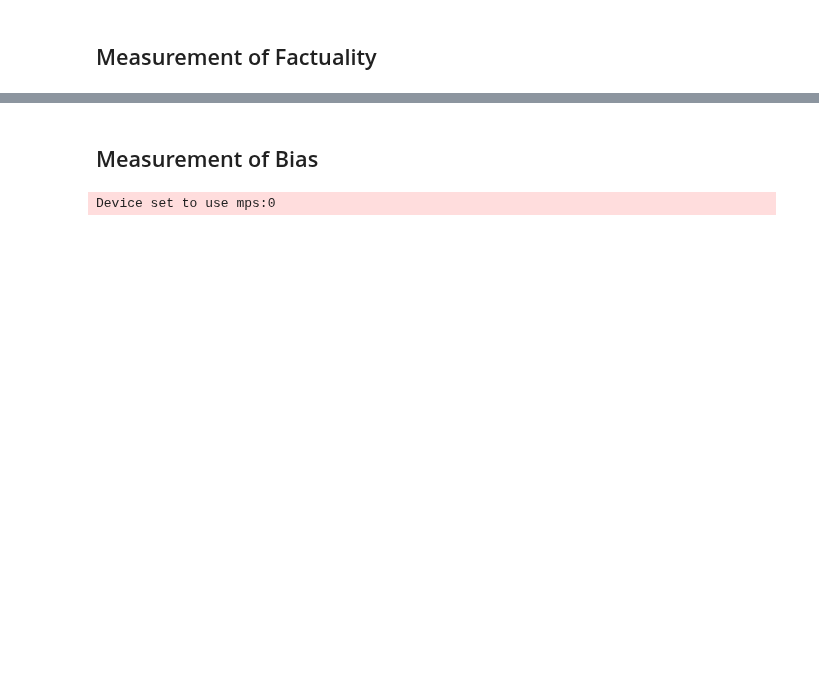
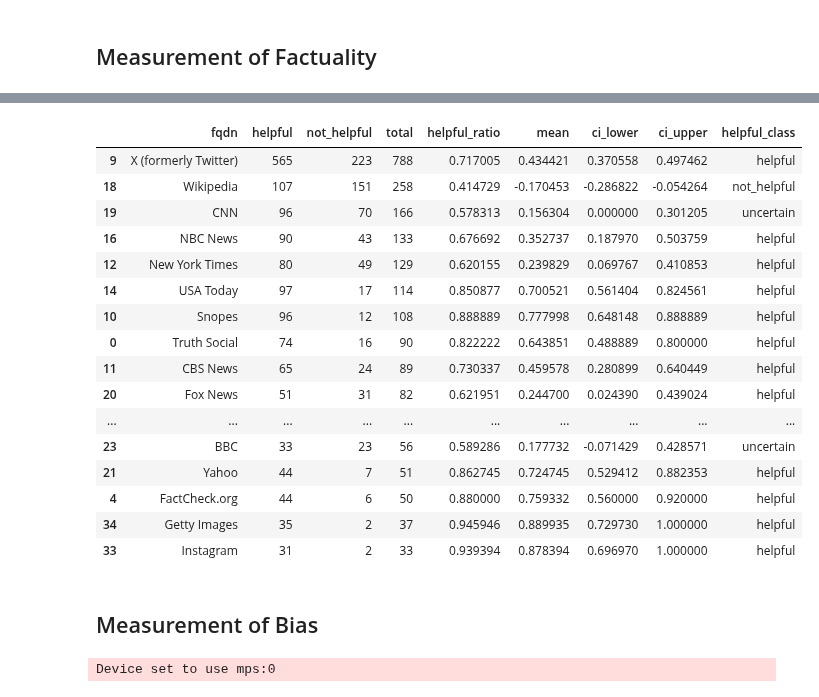
Before and after one commit to kminesaki/CommunityNotes-CiteNet, a Jupyter notebook: notebook/3_factuality_bias.ipynb, the cells around one changed output, grey strips where cells are left out. Cells and saved outputs as stored; diff of their text form; code cells hidden in the pictures; blank space fills up the shorter version.

```diff
--- a/notebook/3_factuality_bias.ipynb
+++ b/notebook/3_factuality_bias.ipynb
@@ -174,3 +220,25 @@ plt.show()
+# %%
+helpful_selected = ["Wikipedia", "Instagram", "Getty Images", "Snopes", "PolitiFact", "FactCheck.org", "Truth Social", "X (formerly Twitter)", "Yahoo", "BBC", "Fox News", "NPR", "Washington Post", "CBS News", "USA Today", "New York Times", "NBC News", "CNN"]
+df_nodes = df_nodes[df_nodes["fqdn"].isin(helpful_selected)]
+df_nodes
+# %% [output]
+|  | fqdn | helpful | not_helpful | total | helpful_ratio | mean | ci_lower | ci_upper | helpful_class |
+| 9 | X (formerly Twitter) | 565 | 223 | 788 | 0.717005 | 0.434421 | 0.370558 | 0.497462 | helpful |
+| 18 | Wikipedia | 107 | 151 | 258 | 0.414729 | -0.170453 | -0.286822 | -0.054264 | not_helpful |
+| 19 | CNN | 96 | 70 | 166 | 0.578313 | 0.156304 | 0.000000 | 0.301205 | uncertain |
+| 16 | NBC News | 90 | 43 | 133 | 0.676692 | 0.352737 | 0.187970 | 0.503759 | helpful |
+| 12 | New York Times | 80 | 49 | 129 | 0.620155 | 0.239829 | 0.069767 | 0.410853 | helpful |
+| 14 | USA Today | 97 | 17 | 114 | 0.850877 | 0.700521 | 0.561404 | 0.824561 | helpful |
+| 10 | Snopes | 96 | 12 | 108 | 0.888889 | 0.777998 | 0.648148 | 0.888889 | helpful |
+| 0 | Truth Social | 74 | 16 | 90 | 0.822222 | 0.643851 | 0.488889 | 0.800000 | helpful |
+| 11 | CBS News | 65 | 24 | 89 | 0.730337 | 0.459578 | 0.280899 | 0.640449 | helpful |
+| 20 | Fox News | 51 | 31 | 82 | 0.621951 | 0.244700 | 0.024390 | 0.439024 | helpful |
+| ... | ... | ... | ... | ... | ... | ... | ... | ... | ... |
+| 23 | BBC | 33 | 23 | 56 | 0.589286 | 0.177732 | -0.071429 | 0.428571 | uncertain |
+| 21 | Yahoo | 44 | 7 | 51 | 0.862745 | 0.724745 | 0.529412 | 0.882353 | helpful |
+| 4 | FactCheck.org | 44 | 6 | 50 | 0.880000 | 0.759332 | 0.560000 | 0.920000 | helpful |
+| 34 | Getty Images | 35 | 2 | 37 | 0.945946 | 0.889935 | 0.729730 | 1.000000 | helpful |
+| 33 | Instagram | 31 | 2 | 33 | 0.939394 | 0.878394 | 0.696970 | 1.000000 | helpful |
 # %% [markdown]
 ## Measurement of Bias
 # %%
```
Also changed, not shown: parts of 11 cells of this notebook.
